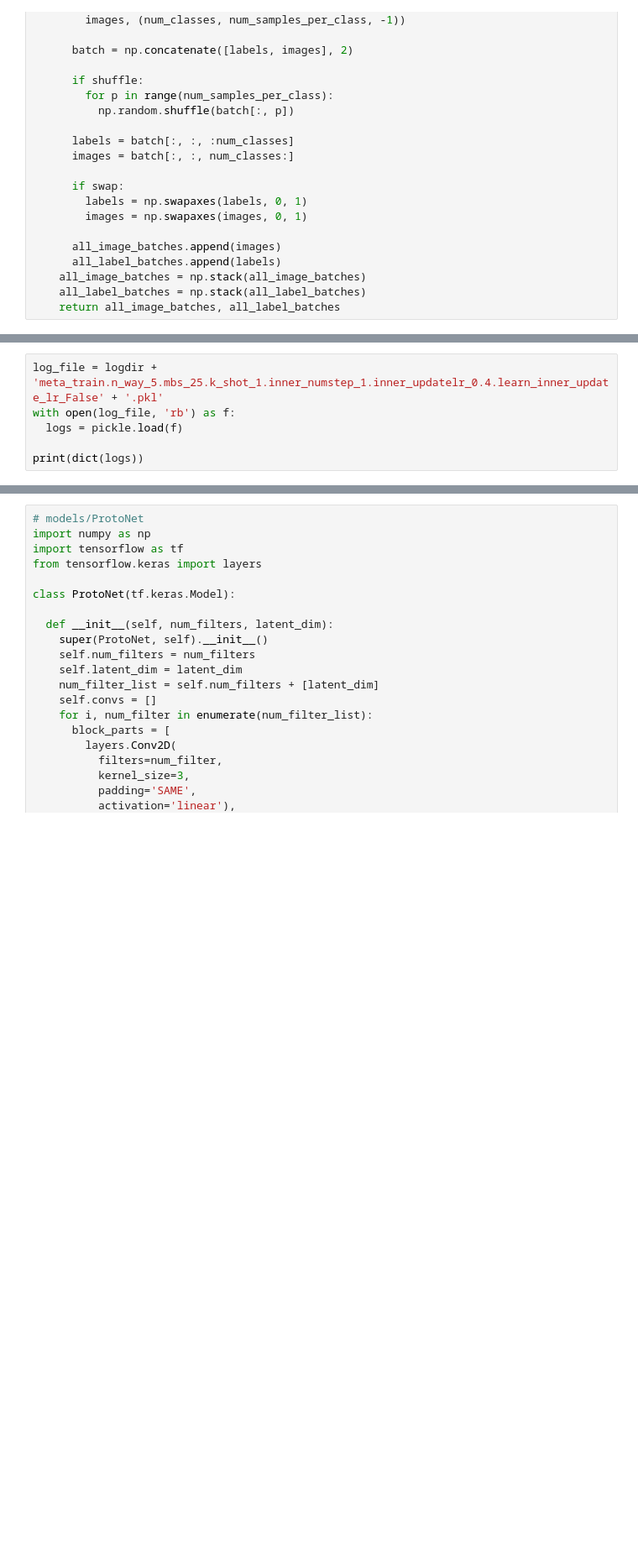
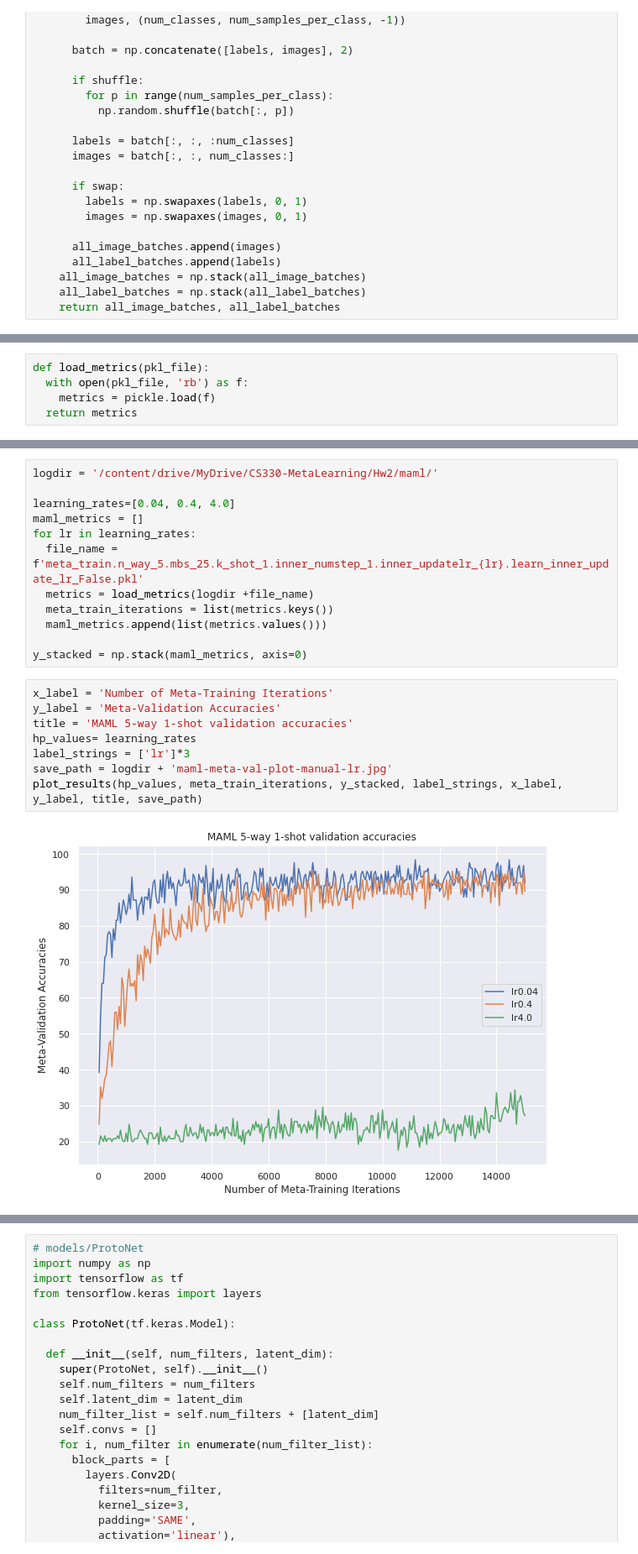
Before and after one commit to adityabingi/cs330-meta-learning, a Jupyter notebook: CS330_Homework2_Stencil.ipynb, the cells around one changed output, grey strips where cells are left out. Shown at 84% size. Cells and saved outputs as stored; diff of their text form; blank space fills up the shorter version.

Commit message:
plotting utility functions and solution plots to hw2

```diff
--- a/CS330_Homework2_Stencil.ipynb
+++ b/CS330_Homework2_Stencil.ipynb
@@ -625,6 +640,0 @@ Mean meta-test accuracy/loss, stddev, and confidence intervals
-# %%
-log_file = logdir + 'meta_train.n_way_5.mbs_25.k_shot_1.inner_numstep_1.inner_updatelr_0.4.learn_inner_update_lr_False' + '.pkl'
-with open(log_file, 'rb') as f:
-  logs = pickle.load(f)
-
-print(dict(logs))
@@ -632,0 +643,5 @@ print(dict(logs))
+# %%
+def load_metrics(pkl_file):
+  with open(pkl_file, 'rb') as f:
+    metrics = pickle.load(f)
+  return metrics
@@ -632,0 +708,22 @@ print(dict(logs))
+# %%
+logdir = '/content/drive/MyDrive/CS330-MetaLearning/Hw2/maml/'
+
+learning_rates=[0.04, 0.4, 4.0]
+maml_metrics = []
+for lr in learning_rates:
+  file_name = f'meta_train.n_way_5.mbs_25.k_shot_1.inner_numstep_1.inner_updatelr_{lr}.learn_inner_update_lr_False.pkl'
+  metrics = load_metrics(logdir +file_name)
+  meta_train_iterations = list(metrics.keys())
+  maml_metrics.append(list(metrics.values()))
+
+y_stacked = np.stack(maml_metrics, axis=0)
+# %%
+x_label = 'Number of Meta-Training Iterations'
+y_label = 'Meta-Validation Accuracies'
+title = 'MAML 5-way 1-shot validation accuracies'
+hp_values= learning_rates
+label_strings = ['lr']*3
+save_path = logdir + 'maml-meta-val-plot-manual-lr.jpg'
+plot_results(hp_values, meta_train_iterations, y_stacked, label_strings, x_label, y_label, title, save_path)
+# %% [output]
+[figure, added]
```
Also changed, not shown: parts of 27 cells of this notebook.
